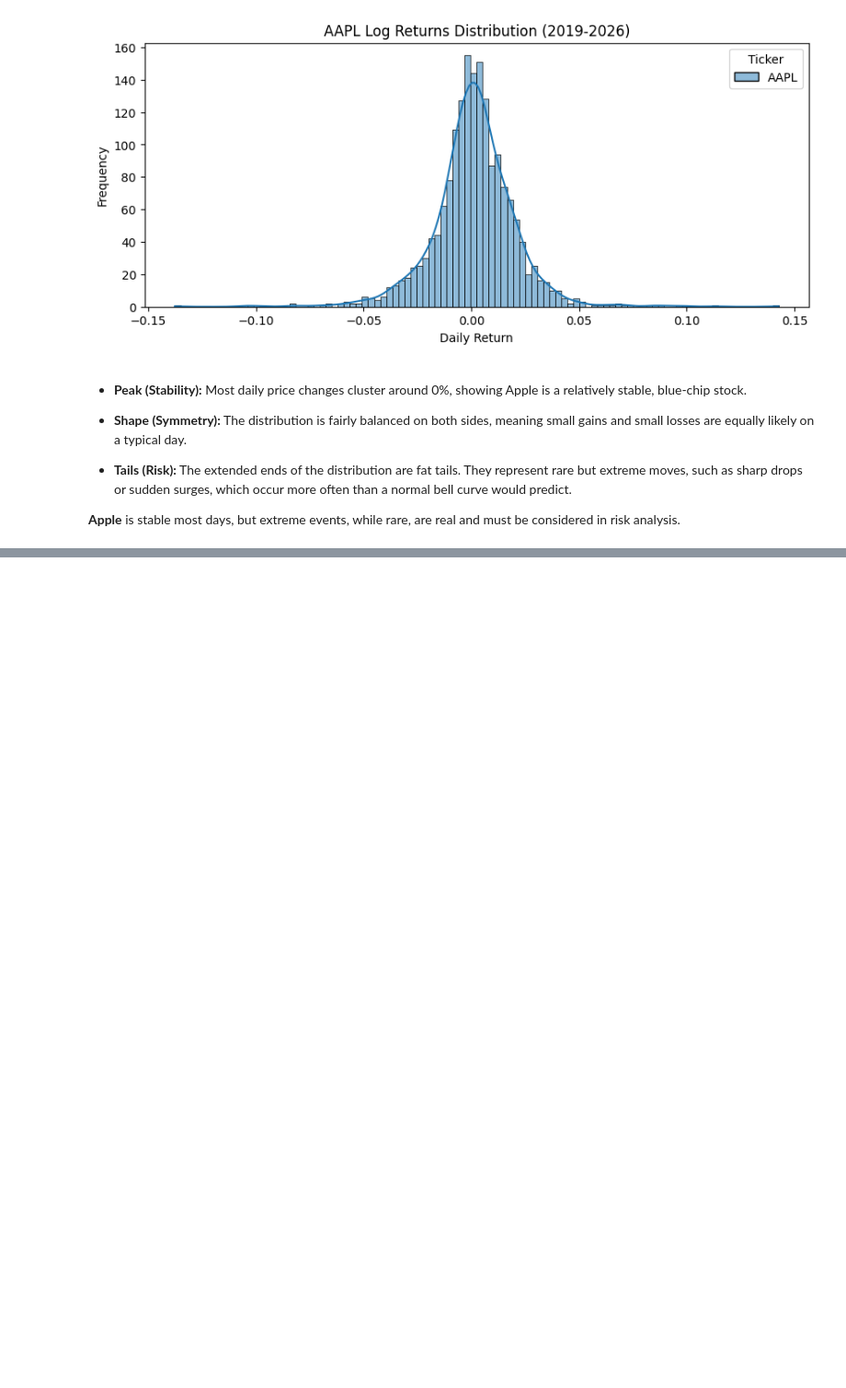
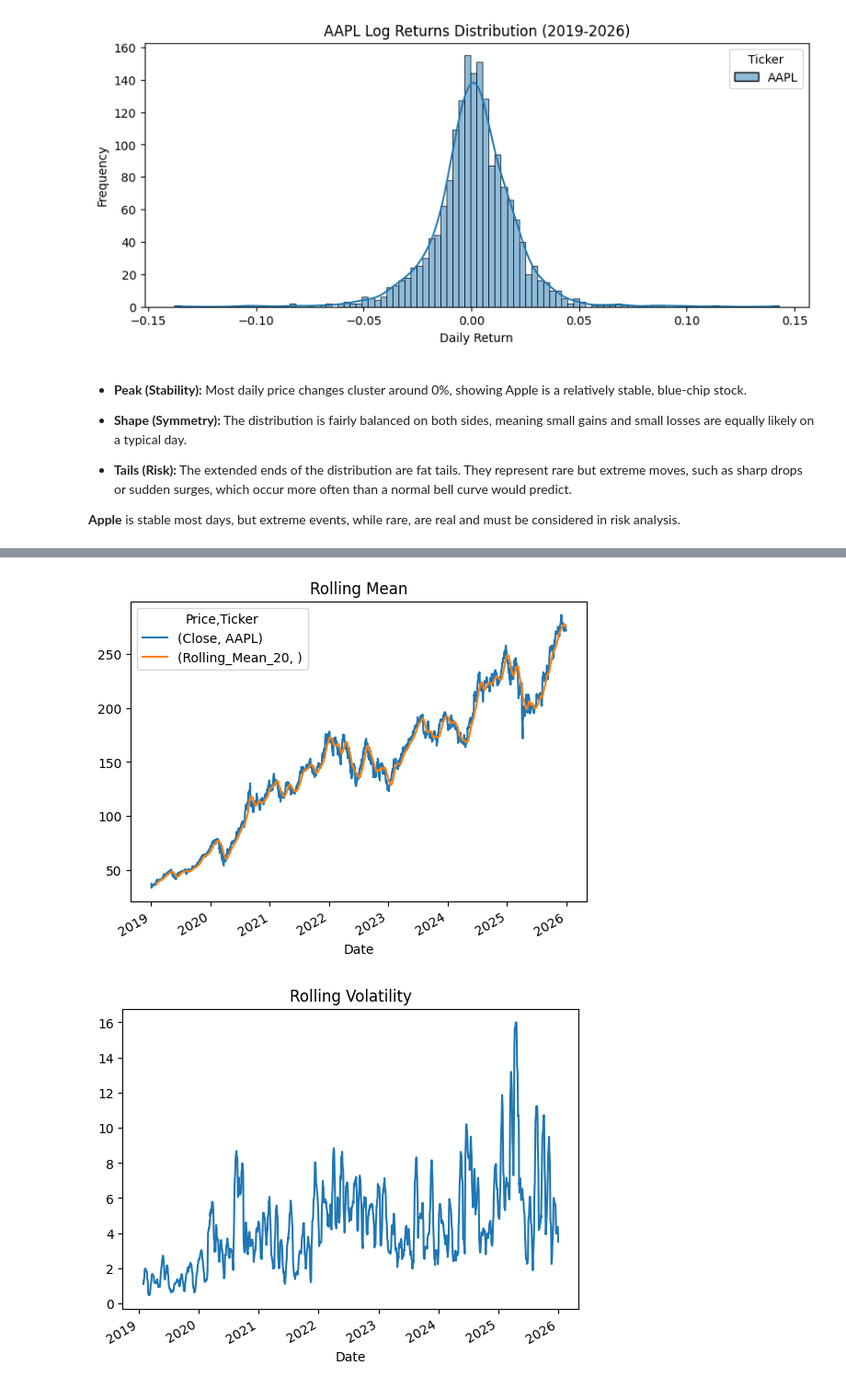
Before and after one commit to epythonlab2/AI_4_health, a Jupyter notebook: module_3_2_financial_data_science.ipynb, the cells around one changed output, grey strips where cells are left out. Shown at 92% size. Drawn from its saved outputs; the diff is of its cells as text; code cells hidden in the pictures; blank space fills up the shorter version.

```diff
--- a/module_3_2_financial_data_science.ipynb
+++ b/module_3_2_financial_data_science.ipynb
@@ -669,0 +684,12 @@ plt.show()
+# %%
+data["Rolling_Mean_20"] = data["Close"].rolling(window=20).mean()
+data["Rolling_Std_20"] = data["Close"].rolling(window=20).std()
+
+data[["Close", "Rolling_Mean_20"]].plot(title="Rolling Mean")
+plt.show()
+
+data["Rolling_Std_20"].plot(title="Rolling Volatility")
+plt.show()
+# %% [output]
+[figure, added]
+[figure, added]
```
Also changed, not shown: parts of 15 cells of this notebook.
